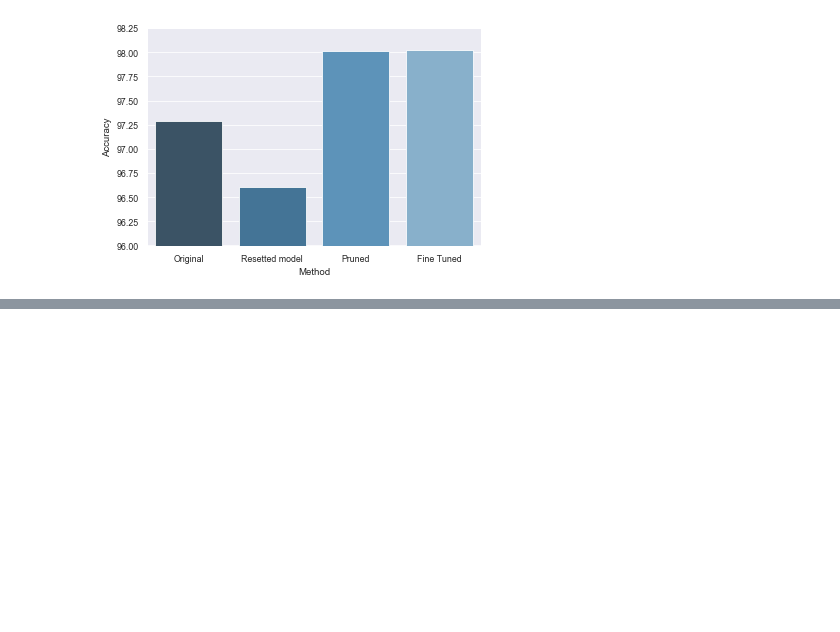
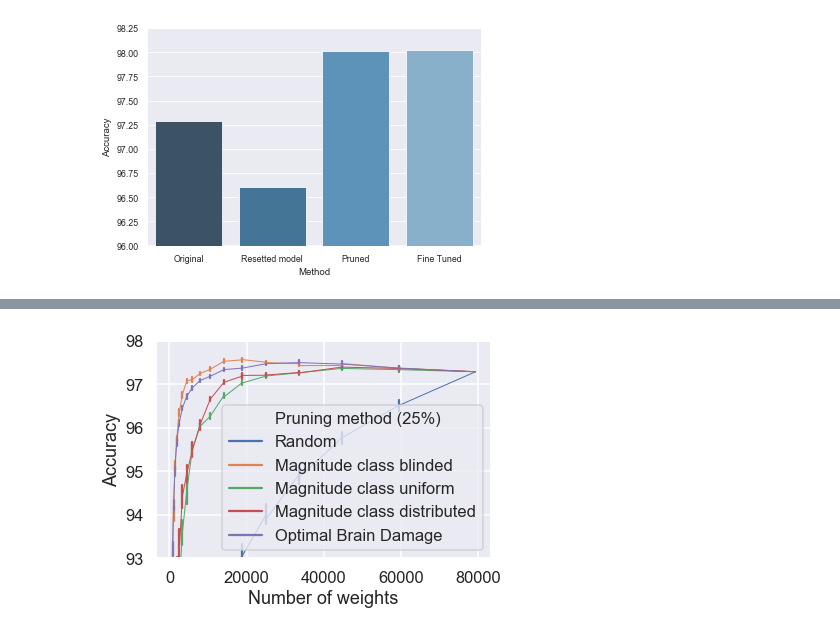
Before and after one commit to pauleon2/pruning-nn, a Jupyter notebook: evaluation.ipynb, the cells around one changed output, grey strips where cells are left out. Cells and saved outputs as stored; diff of their text form; code cells hidden in the pictures; blank space fills up the shorter version.

```diff
--- a/evaluation.ipynb
+++ b/evaluation.ipynb
@@ -661,0 +770,33 @@ plt.savefig(img_folder + 'comp-baseline-retr.png', dpi=600)
+# %%
+s = pd.read_pickle('./results/experiment2.pkl')
+
+original = s.loc[s['pruning_method'] == 'original']
+s = s.loc[s['pruning_perc'] == 25]
+s = s.loc[s['variable'] == False]
+
+original['pruning_method'] = 'random_pruning'
+s = s.append(original, ignore_index=True)
+original['pruning_method'] = 'magnitude_class_blinded'
+s = s.append(original, ignore_index=True)
+original['pruning_method'] = 'magnitude_class_uniform'
+s = s.append(original, ignore_index=True)
+original['pruning_method'] = 'magnitude_class_distributed'
+s = s.append(original, ignore_index=True)
+original['pruning_method'] = 'optimal_brain_damage'
+s = s.append(original, ignore_index=True)
+
+s.loc[s['pruning_method'] == 'random_pruning', ['pruning_method']] = 'Random'
+s.loc[s['pruning_method'] == 'magnitude_class_blinded', ['pruning_method']] = 'Magnitude class blinded'
+s.loc[s['pruning_method'] == 'magnitude_class_uniform', ['pruning_method']] = 'Magnitude class uniform'
+s.loc[s['pruning_method'] == 'magnitude_class_distributed', ['pruning_method']] = 'Magnitude class distributed'
+s.loc[s['pruning_method'] == 'optimal_brain_damage', ['pruning_method']] = 'Optimal Brain Damage'
+
+sns.lineplot(x='number_of_weights', y='accuracy', hue='pruning_method', hue_order=['Random', 'Magnitude class blinded', 'Magnitude class uniform', 'Magnitude class distributed', 'Optimal Brain Damage'], err_style='bars', data=s, markers=True, ci='sd', legend='full', linewidth=lw)
+plt.legend().texts[0].set_text('Pruning method (25%)')
+plt.ylim(93, 98)
+plt.ylabel('Accuracy')
+plt.xlabel('Number of weights')
+# plt.legend(bbox_to_anchor=(1.05, 1), loc=2, borderaxespad=0.)
+plt.savefig(img_folder + 'pres-pruningmethod-iterative.png', dpi=600)
+# %% [output]
+[figure, added]
```
Also changed, not shown: parts of 6 cells of this notebook.
